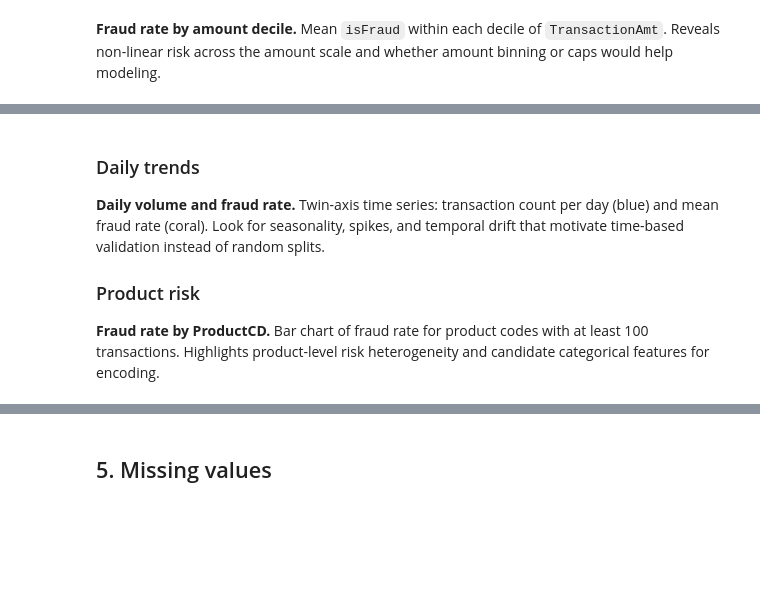
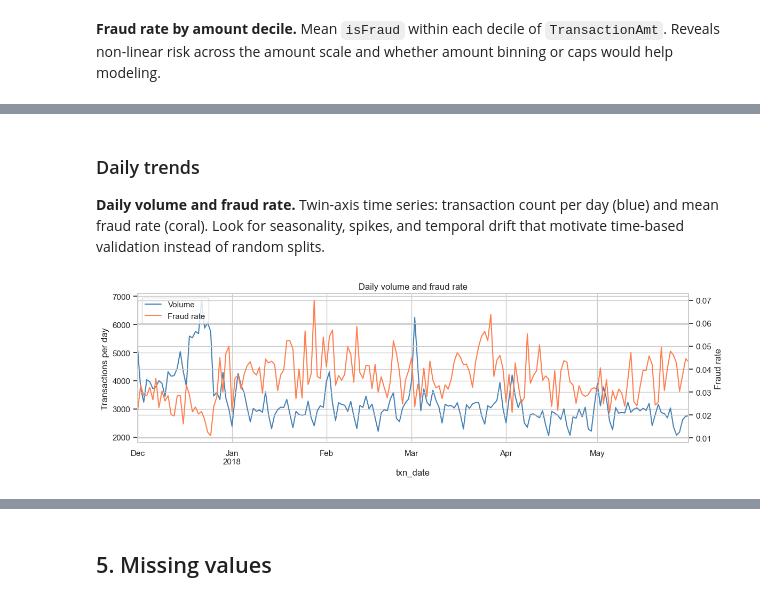
Before and after one commit to DataYankie/fraud-scoring-engine, a Jupyter notebook: notebooks/eda.ipynb, the cells around one changed output, grey strips where cells are left out. Saved outputs shown, nothing was run; the diff lists cells and outputs as text; code cells hidden in the pictures; blank space fills up the shorter version.

```diff
--- a/notebooks/eda.ipynb
+++ b/notebooks/eda.ipynb
@@ -374,29 +430,20 @@ plt.show()
 ### Daily trends
 
 **Daily volume and fraud rate.** Twin-axis time series: transaction count per day (blue) and mean fraud rate (coral). Look for seasonality, spikes, and temporal drift that motivate time-based validation instead of random splits.
-
-### Product risk
-
-**Fraud rate by ProductCD.** Bar chart of fraud rate for product codes with at least 100 transactions. Highlights product-level risk heterogeneity and candidate categorical features for encoding.
 # %%
 # Volume and fraud rate over time
 daily = train_txn.groupby("txn_date").agg(volume=("TransactionID", "count"), fraud_rate=("isFraud", "mean"))
 fig, ax1 = plt.subplots(figsize=(12, 4))
 ax2 = ax1.twinx()
-daily["volume"].plot(ax=ax1, color="steelblue", label="volume")
-daily["fraud_rate"].plot(ax=ax2, color="coral", label="fraud_rate")
+daily["volume"].plot(ax=ax1, color="steelblue", label="Volume")
+daily["fraud_rate"].plot(ax=ax2, color="coral", label="Fraud rate")
 ax1.set_ylabel("Transactions per day")
 ax2.set_ylabel("Fraud rate")
 ax1.set_title("Daily volume and fraud rate")
+h1, l1 = ax1.get_legend_handles_labels()
+h2, l2 = ax2.get_legend_handles_labels()
+ax1.legend(h1 + h2, l1 + l2, loc="upper left")
 plt.tight_layout()
 plt.show()
-
-# ProductCD
-prod = fraud_rate_by(train_txn["ProductCD"], train_txn["isFraud"], top_n=20)
-print("Fraud rate by ProductCD (count >= 100):")
-display(prod)
-sns.barplot(data=prod.reset_index(), x="mean", y="feature")
-plt.title("Fraud rate by ProductCD")
-plt.xlabel("Fraud rate")
-plt.tight_layout()
-plt.show()
+# %% [output]
+[figure, added]
```
Also changed, not shown: parts of 27 cells of this notebook.
